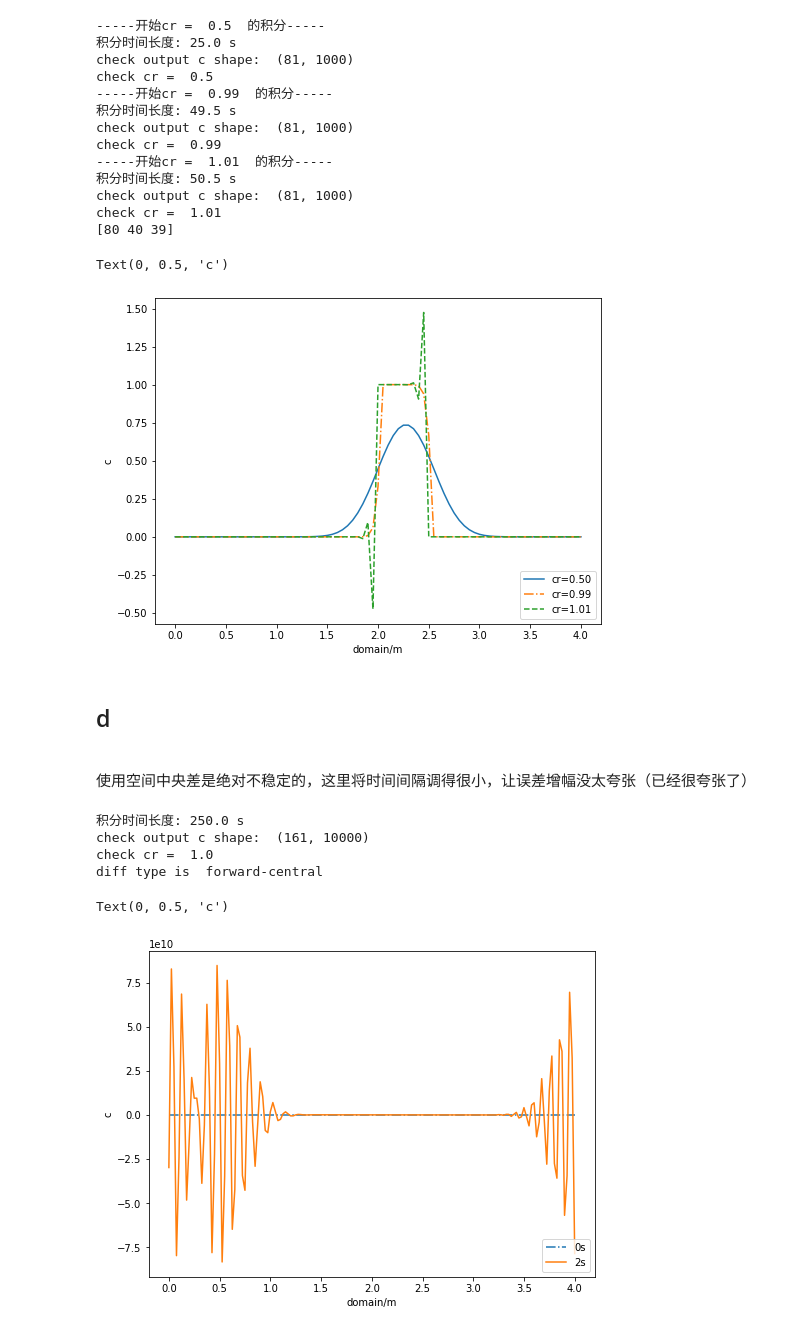
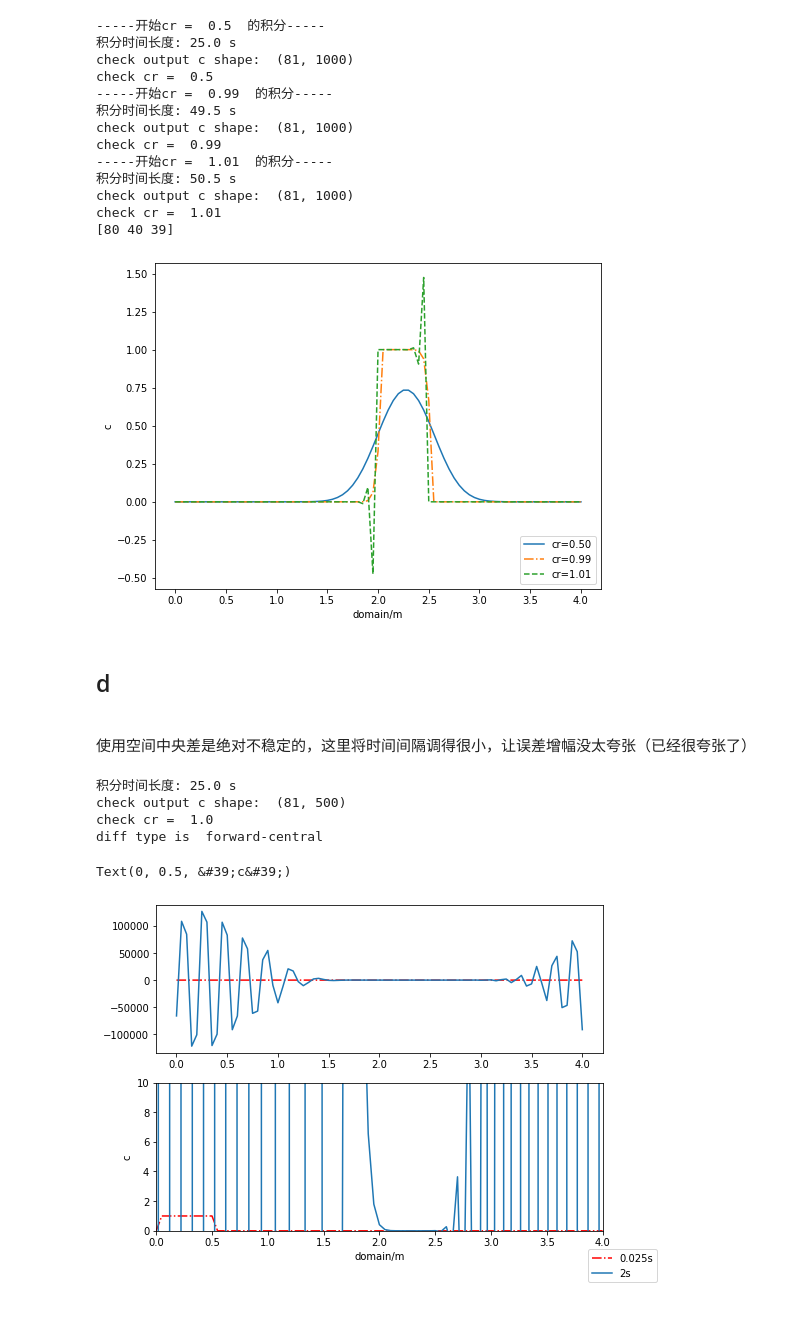
Before and after one commit to dozerlcl/assignments_2020_nju_meteorology, a Jupyter notebook: numerical_PDE/P_set2/P2_test2.ipynb, the cells around one changed output. Cells and saved outputs as stored; diff of their text form; code cells hidden in the pictures.

```diff
--- a/numerical_PDE/P_set2/P2_test2.ipynb
+++ b/numerical_PDE/P_set2/P2_test2.ipynb
@@ -46,6 +46,14 @@ def diff(domainl=4,cum_tsteps=1000,deltax=0.05,deltat=0.05,difftype="forward-upw
             for i in range(1,gridn-1): #Notice the limits here
                 c[i,j+1] =  c[i,j] - cr/2.0 * (c[i+1,j]-c[i-1,j]); #first order forward
 
+    if (difftype=="lax-fried"): # 做稳定性测试用的
+            print("diff type is ","L-F")
+            for j in range(0,gridt-1):
+                # c[0,j+1] = c[0,j] - cr/2.0* (c[1,j]-c[gridn-1,j]) # 周期边界条件,二阶直接把两边连起来计算
+                # c[gridn-1,j+1] = c[gridn-1,j] - cr/2.0* (c[0,j]-c[gridn-2,j])
+                for i in range(1,gridn-1): #Notice the limits here
+                    c[i,j+1] =  (c[i-1,j]+c[i+1,j])/2. - cr/2.0 * (c[i+1,j]-c[i-1,j]); #first order forward
+
     return c
 
             # dfdx_2nd[i] =  (f[i+1]-f[i-1])/deltax/2; #second order central
@@ -146,38 +155,46 @@ ax.legend(loc='lower right')
 plt.xlabel('domain/m')
 plt.ylabel('c')
     # ax[nn].legend(')
+plt.savefig("./p2t2c1")
 # %% [output]
-Text(0, 0.5, 'c')
 [figure]
 # %% [markdown]
 ## d
 <br>使用空间中央差是绝对不稳定的，这里将时间间隔调得很小，让误差增幅没太夸张（已经很夸张了）
 # %%
 domainl = 4.
-deltax  = 0.025
-deltat  = 0.025
+deltax  = 0.05
+deltat  = 0.05
 gridn   = (domainl/deltax) + 1
-c_result_c = diff(cum_tsteps=10000,deltat=deltat,deltax=deltax,difftype="forward-central")
+c_result_c = diff(cum_tsteps=500,deltat=deltat,deltax=deltax,difftype="forward-central")
+
+# domainl = 4.
+# deltax  = 0.05
+# deltat  = 0.0075
+# c_result_d_crmin = diff(cum_tsteps=5000,deltat=0.0075,deltax=0.05,difftype="forward-central")
+# c_result_c = diff(cum_tsteps=5000,deltat=deltat,deltax=deltax,difftype="lax-fried")
 # %% [output]
-积分时间长度: 250.0 s
-check output c shape:  (161, 10000)
+积分时间长度: 25.0 s
+check output c shape:  (81, 500)
 check cr =  1.0
 diff type is  forward-central
 # %%
-fig,ax = plt.subplots(1,figsize=(8,6))
-# custom_xlim = (0, np.p)
-# custom_ylim = (0, 5.5)
+fig,ax = plt.subplots(2,1,figsize=(8,6))
 # Setting the values for all axes.
 
-# plt.setp(ax, xlim=custom_xlim, ylim=custom_ylim)
-ax.plot(np.linspace(0,domainl,int(gridn)), c_result_c[:,0],'-.', label='0s')
-ax.plot(np.linspace(0,domainl,int(gridn)), c_result_c[:,int(2.0/deltat)],'-', label='2s')
+ax[0].plot(np.linspace(0,domainl,int(gridn)), c_result_c[:,0],'r-.', label='')
+ax[0].plot(np.linspace(0,domainl,int(gridn)), c_result_c[:,int(2./deltat)],'-', label='')
+custom_xlim = (0, 4)
+custom_ylim = (0, 10)
+plt.setp(ax[1], xlim=custom_xlim, ylim=custom_ylim)
+ax[1].plot(np.linspace(0,domainl,int(gridn)), c_result_c[:,0],'r-.', label='0.025s')
+ax[1].plot(np.linspace(0,domainl,int(gridn)), c_result_c[:,int(2./deltat)],'-', label='2s')
 # ax.plot(np.linspace(0,domainl,gridn), c_result_c[:,int(2./deltat)],'-.', label='2s')
 # ax.plot(np.linspace(0,domainl,gridn), c_result_c[:,int(3./deltat)],'--', label='3s')
-ax.legend(loc='lower right')
+fig.legend(loc='lower right')
 plt.xlabel('domain/m')
 plt.ylabel('c')
     # ax[nn].legend(')
 # %% [output]
-Text(0, 0.5, 'c')
+Text(0, 0.5, &#39;c&#39;)
-[figure, old version]
+[figure, new version]
```
Also changed, not shown: parts of 4 cells of this notebook, 1 other file.
